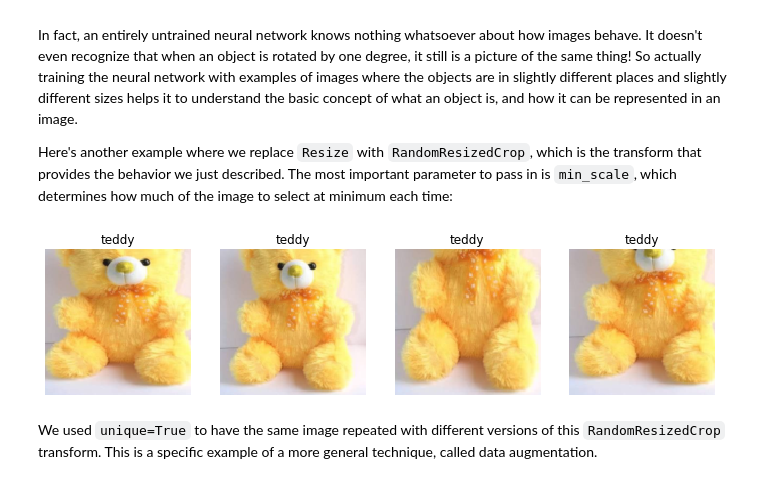
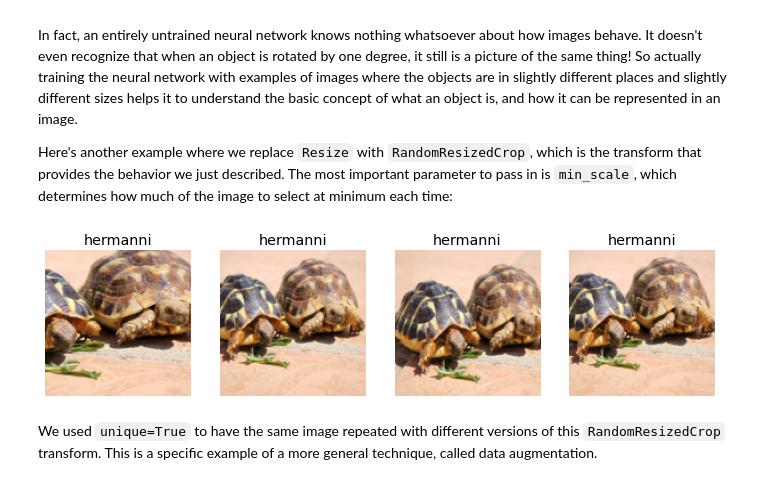
Before and after one commit to Lip7/turtles_classifier, a Jupyter notebook: production_turtles.ipynb, the cells around one changed output. Saved outputs shown, nothing was run; the diff lists cells and outputs as text; code cells hidden in the pictures.

Commit message:
turtles origin names and 4 types

```diff
--- a/production_turtles.ipynb
+++ b/production_turtles.ipynb
@@ -164,3 +161,6 @@ path = Path('turtles')
+# %%
+turtle_types = 'hermanni','graeca','horsfieldii', 'marginata'
+path = Path('turtles_european')
 # %%
 if not path.exists():
     path.mkdir()
@@ -306,7 +306,7 @@ dls.valid.show_batch(max_n=4, nrows=1)
 # %% [markdown]
 By default `Resize` *crops* the images to fit a square shape of the size requested, using the full width or height. This can result in losing some important details. Alternatively, you can ask fastai to pad the images with zeros (black), or squish/stretch them:
 # %%
-bears = bears.new(item_tfms=Resize(128, ResizeMethod.Squish))
-dls = bears.dataloaders(path)
+turtles = turtles.new(item_tfms=Resize(128, ResizeMethod.Squish))
+dls = turtles.dataloaders(path)
 dls.valid.show_batch(max_n=4, nrows=1)
 # %% [output]
@@ -314,5 +314,5 @@ dls.valid.show_batch(max_n=4, nrows=1)
 # %%
-bears = bears.new(item_tfms=Resize(128, ResizeMethod.Pad, pad_mode='zeros'))
-dls = bears.dataloaders(path)
+turtles = turtles.new(item_tfms=Resize(128, ResizeMethod.Pad, pad_mode='zeros'))
+dls = turtles.dataloaders(path)
 dls.valid.show_batch(max_n=4, nrows=1)
 # %% [output]
@@ -326,11 +326,11 @@ In fact, an entirely untrained neural network knows nothing whatsoever about how
 
 Here's another example where we replace `Resize` with `RandomResizedCrop`, which is the transform that provides the behavior we just described. The most important parameter to pass in is `min_scale`, which determines how much of the image to select at minimum each time:
 # %%
-bears = bears.new(item_tfms=RandomResizedCrop(128, min_scale=0.3))
-dls = bears.dataloaders(path)
+turtles = turtles.new(item_tfms=RandomResizedCrop(128, min_scale=0.3))
+dls = turtles.dataloaders(path)
 dls.train.show_batch(max_n=4, nrows=1, unique=True)
 # %% [output]
-[figure, old version]
+[figure, new version]
 # %% [markdown]
 We used `unique=True` to have the same image repeated with different versions of this `RandomResizedCrop` transform. This is a specific example of a more general technique, called data augmentation.
 # %% [markdown]
```
Also changed, not shown: parts of 21 cells of this notebook, 2 other files.
